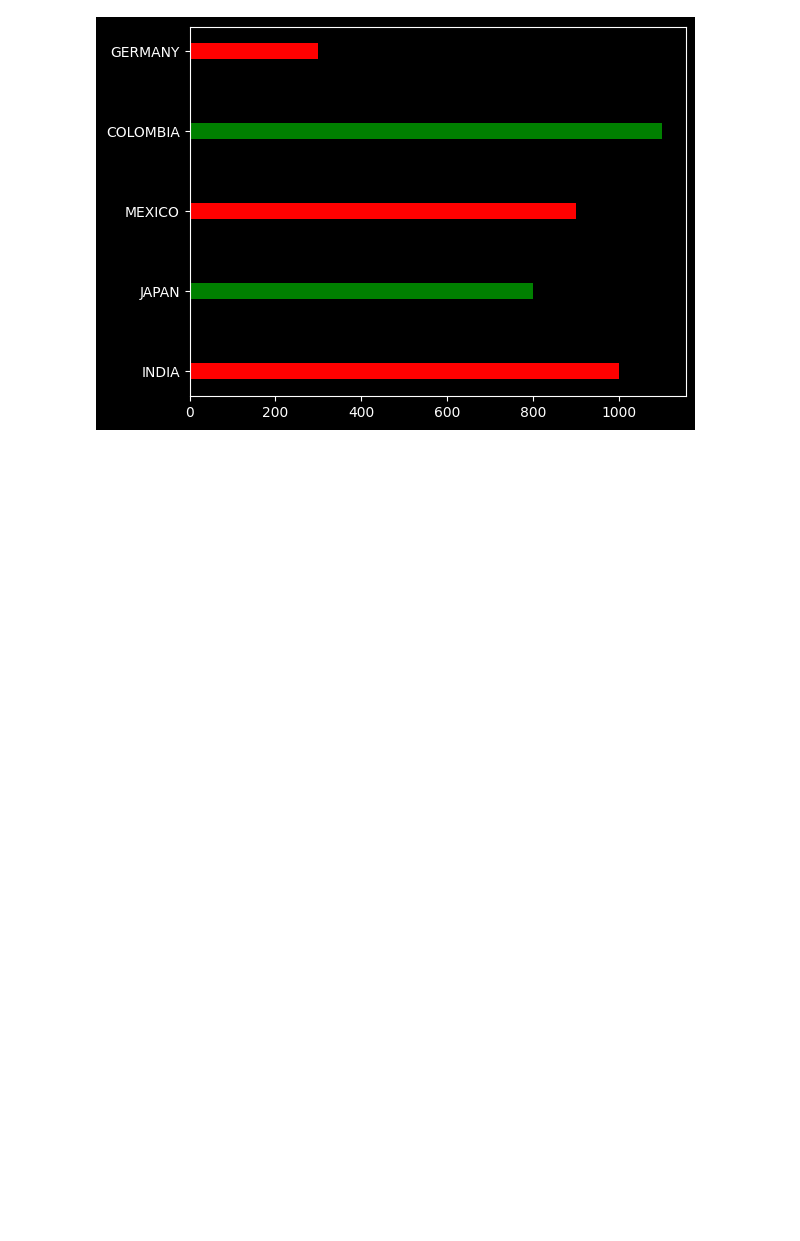
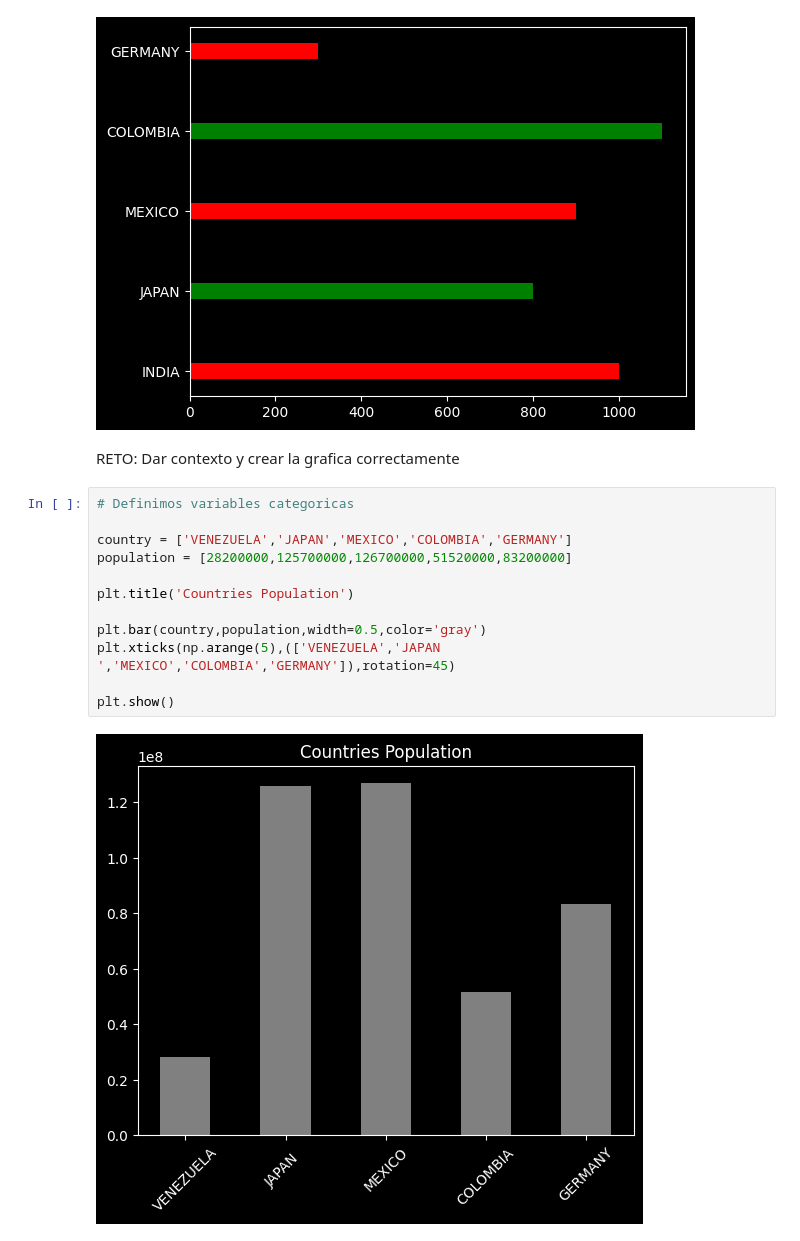
Before and after one commit to SergioDLezama/Matplotlib-Seaborn-Platzi, a Jupyter notebook: 08_bar_plot.ipynb, the cells around one changed output. Saved outputs shown, nothing was run; the diff lists cells and outputs as text; blank space fills up the shorter version.

```diff
--- a/08_bar_plot.ipynb
+++ b/08_bar_plot.ipynb
@@ -73,3 +73,19 @@ plt.barh(country,population,height=0.2,color=['red','green'])
 # %% [output]
 <BarContainer object of 5 artists>
 [figure]
+# %% [markdown]
+RETO: Dar contexto y crear la grafica correctamente
+# %%
+# Definimos variables categoricas
+
+country = ['VENEZUELA','JAPAN','MEXICO','COLOMBIA','GERMANY']
+population = [28200000,125700000,126700000,51520000,83200000]
+
+plt.title('Countries Population')
+
+plt.bar(country,population,width=0.5,color='gray')
+plt.xticks(np.arange(5),(['VENEZUELA','JAPAN  ','MEXICO','COLOMBIA','GERMANY']),rotation=45)
+
+plt.show()
+# %% [output]
+[figure, added]
```
